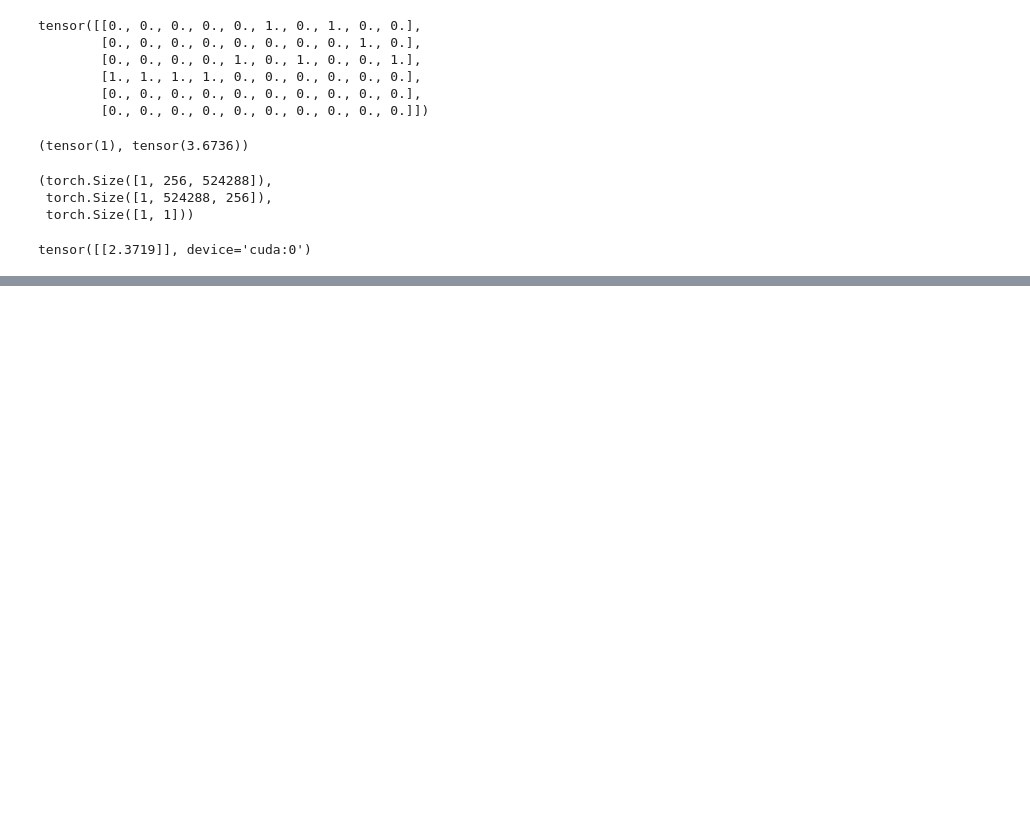
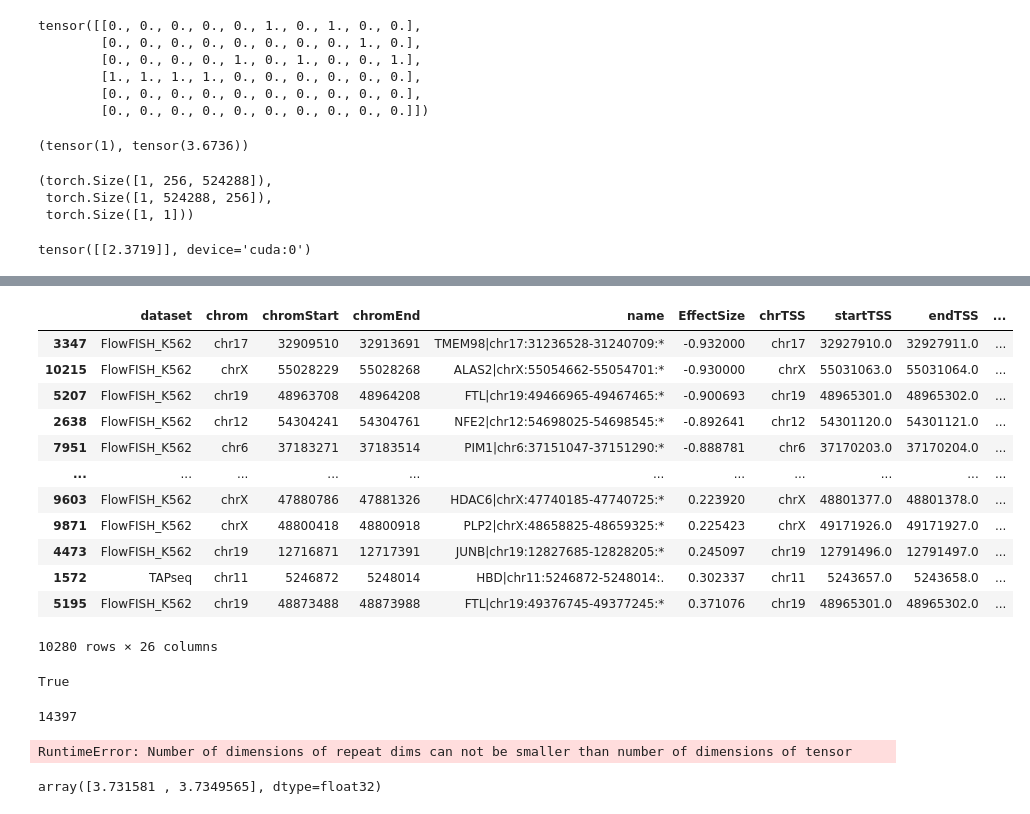
Before and after one commit to Sarthak-Ti/caduceus, a Jupyter notebook: code_test/RNA_vs_CAGE2.ipynb, the cells around one changed output, grey strips where cells are left out. Saved outputs shown, nothing was run; the diff lists cells and outputs as text; code cells hidden in the pictures; blank space fills up the shorter version.

```diff
--- a/code_test/RNA_vs_CAGE2.ipynb
+++ b/code_test/RNA_vs_CAGE2.ipynb
@@ -1476,0 +1786,37 @@ tensor([[2.3719]], device='cuda:0')
+# %%
+#look at examples with highest EffectSize
+gs_df.sort_values('EffectSize', ascending=True)
+# %% [output]
+|  | dataset | chrom | chromStart | chromEnd | name | EffectSize | chrTSS | startTSS | endTSS | ... |
+| 3347 | FlowFISH_K562 | chr17 | 32909510 | 32913691 | TMEM98|chr17:31236528-31240709:* | -0.932000 | chr17 | 32927910.0 | 32927911.0 | ... |
+| 10215 | FlowFISH_K562 | chrX | 55028229 | 55028268 | ALAS2|chrX:55054662-55054701:* | -0.930000 | chrX | 55031063.0 | 55031064.0 | ... |
+| 5207 | FlowFISH_K562 | chr19 | 48963708 | 48964208 | FTL|chr19:49466965-49467465:* | -0.900693 | chr19 | 48965301.0 | 48965302.0 | ... |
+| 2638 | FlowFISH_K562 | chr12 | 54304241 | 54304761 | NFE2|chr12:54698025-54698545:* | -0.892641 | chr12 | 54301120.0 | 54301121.0 | ... |
+| 7951 | FlowFISH_K562 | chr6 | 37183271 | 37183514 | PIM1|chr6:37151047-37151290:* | -0.888781 | chr6 | 37170203.0 | 37170204.0 | ... |
+| ... | ... | ... | ... | ... | ... | ... | ... | ... | ... | ... |
+| 9603 | FlowFISH_K562 | chrX | 47880786 | 47881326 | HDAC6|chrX:47740185-47740725:* | 0.223920 | chrX | 48801377.0 | 48801378.0 | ... |
+| 9871 | FlowFISH_K562 | chrX | 48800418 | 48800918 | PLP2|chrX:48658825-48659325:* | 0.225423 | chrX | 49171926.0 | 49171927.0 | ... |
+| 4473 | FlowFISH_K562 | chr19 | 12716871 | 12717391 | JUNB|chr19:12827685-12828205:* | 0.245097 | chr19 | 12791496.0 | 12791497.0 | ... |
+| 1572 | TAPseq | chr11 | 5246872 | 5248014 | HBD|chr11:5246872-5248014:. | 0.302337 | chr11 | 5243657.0 | 5243658.0 | ... |
+| 5195 | FlowFISH_K562 | chr19 | 48873488 | 48873988 | FTL|chr19:49376745-49377245:* | 0.371076 | chr19 | 48965301.0 | 48965302.0 | ... |
+10280 rows × 26 columns
+# %%
+#it's this 3347, let's find the gene
+i = 3347
+row = gs_df.iloc[i]
+
+chrom = row['chrom']
+start = row['chromStart']
+end = row['chromEnd']
+ensgid = row['ensg_id']
+temp_tss = tss_dict[ensgid]['tss']
+
+start >= temp_tss - 524288//2 and end <= temp_tss + 524288//2 #so this is an example we can do
+# %% [output]
+True
+# %%
+#but we need idx not i
+idx = evals.dataset.genes.index(ensgid)
+idx
+# %% [output]
+14397
@@ -1476,0 +1825,24 @@ tensor([[2.3719]], device='cuda:0')
+# %%
+s = s.unsqueeze(0).repeat(2, 1, 1) #now is 2 x 6 x 524288
+a = a.unsqueeze(0).repeat(2, 1, 1) #now is 2 x 2 x 524288
+
+SEQ_LEN = 524288
+HALF = 524288//2
+seq_start = temp_tss - HALF
+startmask = (start - seq_start) - 100
+endmask   = (end   - seq_start) + 100
+startmask = max(0, startmask)
+endmask   = min(SEQ_LEN, endmask)
+
+#oh wait lol we have to mask the thing out lmao
+a[1,0,startmask:endmask] = a[1,0,startmask:endmask] / 100
+# %% [output]
+RuntimeError: Number of dimensions of repeat dims can not be smaller than number of dimensions of tensor
+# %%
+out = evals(data=((s,a), (None, None,None,tss_mask.cuda(),None))).cpu().numpy().squeeze()
+out
+#ok it found it here, that's great!!
+#is 3.7 vs 1.16 if do 100k mask
+#here see it increases slightly, wtf??
+# %% [output]
+array([3.731581 , 3.7349565], dtype=float32)
```
Also changed, not shown: parts of 42 cells of this notebook, 7 other files.
